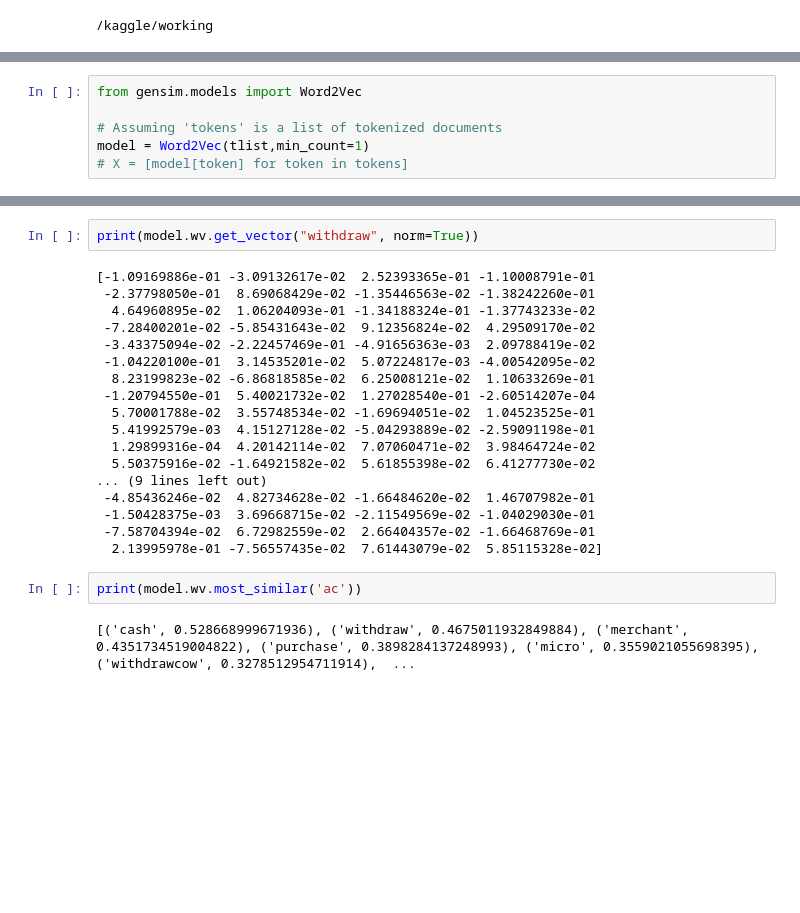
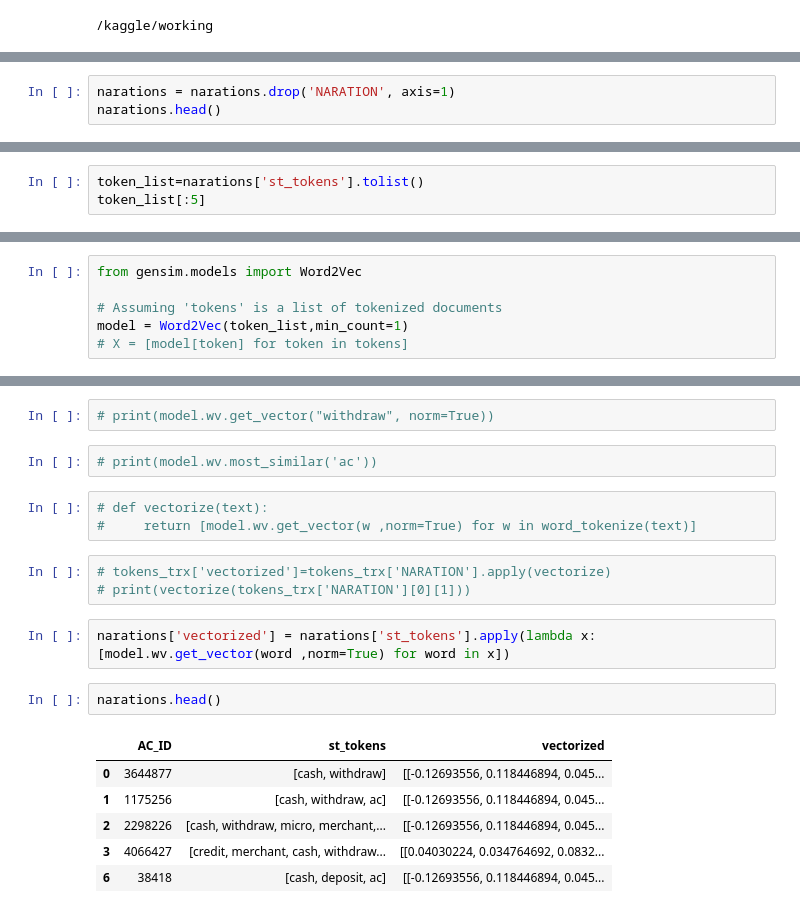
Before and after one commit to Asif-droid/transaction_naration, a Jupyter notebook: transactio-naration-data.ipynb, the cells around one changed output, grey strips where cells are left out. Cells and saved outputs as stored; diff of their text form; blank space fills up the shorter version.

```diff
--- a/transactio-naration-data.ipynb
+++ b/transactio-naration-data.ipynb
@@ -199,0 +221,3 @@ TypeError: unhashable type: 'list'
+# %%
+narations = narations.drop('NARATION', axis=1)
+narations.head()
@@ -199,0 +231,3 @@ TypeError: unhashable type: 'list'
+# %%
+token_list=narations['st_tokens'].tolist()
+token_list[:5]
@@ -201,7 +241,7 @@ TypeError: unhashable type: 'list'
 from gensim.models import Word2Vec
 
 # Assuming 'tokens' is a list of tokenized documents
-model = Word2Vec(tlist,min_count=1)
+model = Word2Vec(token_list,min_count=1)
 # X = [model[token] for token in tokens]
 # %%
 # X = [model[token] for token in tlist]
@@ -232,24 +254,21 @@ print(t_words[:2])
 # %%
-print(model.wv.get_vector("withdraw", norm=True))
+# print(model.wv.get_vector("withdraw", norm=True))
-# %% [output]
-[-1.09169886e-01 -3.09132617e-02  2.52393365e-01 -1.10008791e-01
- -2.37798050e-01  8.69068429e-02 -1.35446563e-02 -1.38242260e-01
-  4.64960895e-02  1.06204093e-01 -1.34188324e-01 -1.37743233e-02
- -7.28400201e-02 -5.85431643e-02  9.12356824e-02  4.29509170e-02
- -3.43375094e-02 -2.22457469e-01 -4.91656363e-03  2.09788419e-02
- -1.04220100e-01  3.14535201e-02  5.07224817e-03 -4.00542095e-02
-  8.23199823e-02 -6.86818585e-02  6.25008121e-02  1.10633269e-01
- -1.20794550e-01  5.40021732e-02  1.27028540e-01 -2.60514207e-04
-  5.70001788e-02  3.55748534e-02 -1.69694051e-02  1.04523525e-01
-  5.41992579e-03  4.15127128e-02 -5.04293889e-02 -2.59091198e-01
-  1.29899316e-04  4.20142114e-02  7.07060471e-02  3.98464724e-02
-  5.50375916e-02 -1.64921582e-02  5.61855398e-02  6.41277730e-02
-... (9 lines left out)
- -4.85436246e-02  4.82734628e-02 -1.66484620e-02  1.46707982e-01
- -1.50428375e-03  3.69668715e-02 -2.11549569e-02 -1.04029030e-01
- -7.58704394e-02  6.72982559e-02  2.66404357e-02 -1.66468769e-01
-  2.13995978e-01 -7.56557435e-02  7.61443079e-02  5.85115328e-02]
 # %%
-print(model.wv.most_similar('ac'))
+# print(model.wv.most_similar('ac'))
-# %% [output]
-[('cash', 0.528668999671936), ('withdraw', 0.4675011932849884), ('merchant', 0.4351734519004822), ('purchase', 0.3898284137248993), ('micro', 0.3559021055698395), ('withdrawcow', 0.3278512954711914),  ...
+# %%
+# def vectorize(text):
+#     return [model.wv.get_vector(w ,norm=True) for w in word_tokenize(text)]
+# %%
+# tokens_trx['vectorized']=tokens_trx['NARATION'].apply(vectorize)
+# print(vectorize(tokens_trx['NARATION'][0][1]))
+# %%
+narations['vectorized'] = narations['st_tokens'].apply(lambda x: [model.wv.get_vector(word ,norm=True) for word in x])
+# %%
+narations.head()
+# %% [output]
+|  | AC_ID | st_tokens | vectorized |
+| 0 | 3644877 | [cash, withdraw] | [[-0.12693556, 0.118446894, 0.045... |
+| 1 | 1175256 | [cash, withdraw, ac] | [[-0.12693556, 0.118446894, 0.045... |
+| 2 | 2298226 | [cash, withdraw, micro, merchant,... | [[-0.12693556, 0.118446894, 0.045... |
+| 3 | 4066427 | [credit, merchant, cash, withdraw... | [[0.04030224, 0.034764692, 0.0832... |
+| 6 | 38418 | [cash, deposit, ac] | [[-0.12693556, 0.118446894, 0.045... |
```
Also changed, not shown: parts of 50 cells of this notebook.
